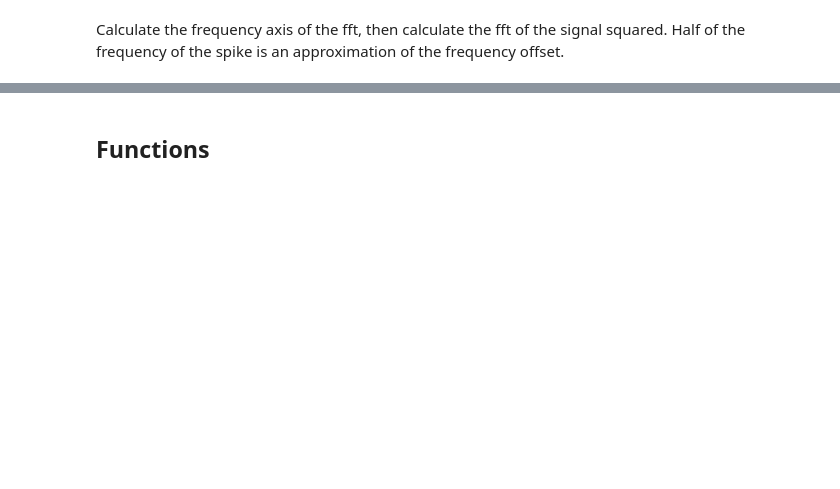
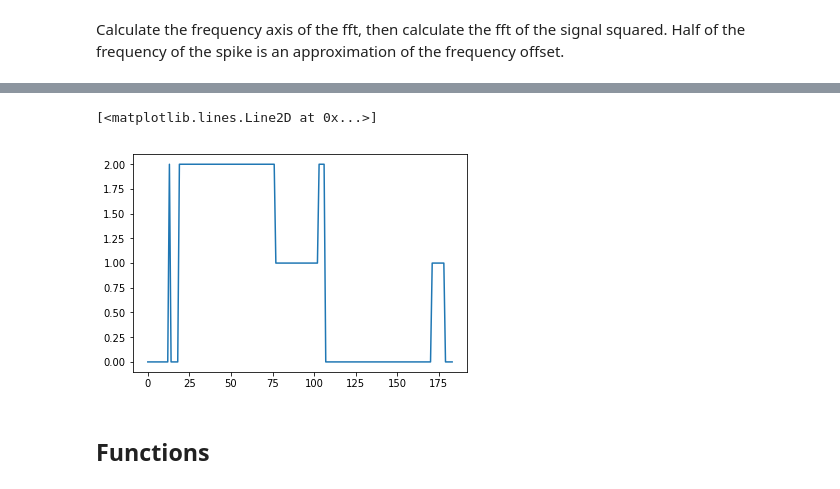
Before and after one commit to kailevy/usrp_2.5, a Jupyter notebook: Vis.ipynb, the cells around one changed output, grey strips where cells are left out. Cells and saved outputs as stored; diff of their text form; code cells hidden in the pictures; blank space fills up the shorter version.

```diff
--- a/Vis.ipynb
+++ b/Vis.ipynb
@@ -84,3 +86,8 @@ list(parse(res))
+# %%
+plt.plot(error)
+# %% [output]
+[<matplotlib.lines.Line2D at 0x...>]
+[figure, added]
 # %% [markdown]
 ## Functions
 # %%
```
Also changed, not shown: parts of 12 cells of this notebook.
